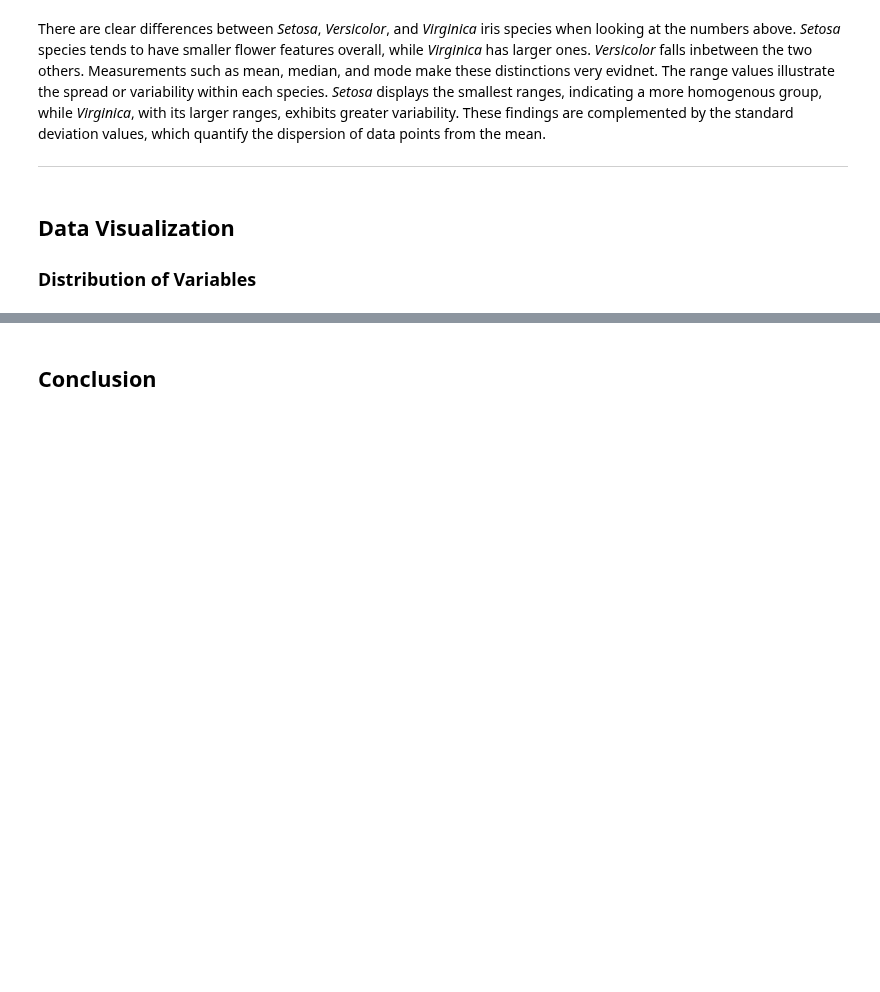
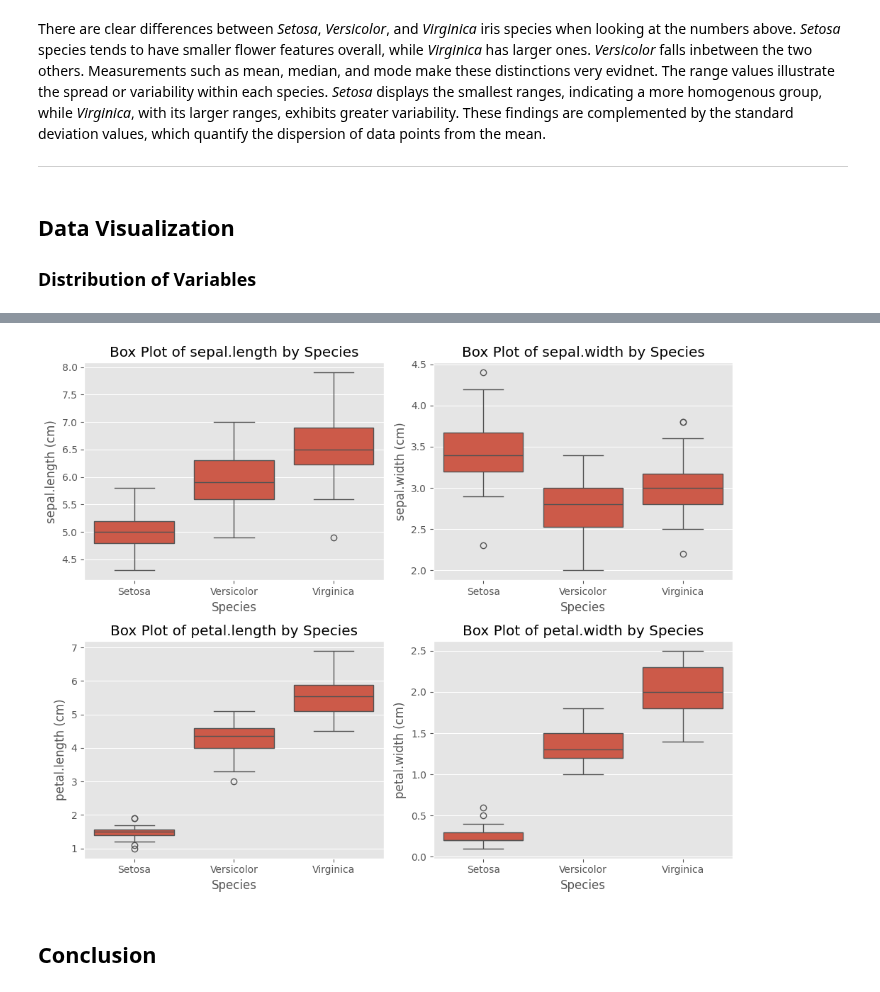
Before and after one commit to claretubs/fundamentals-data-analysis-project, a Jupyter notebook: project.ipynb, the cells around one changed output, grey strips where cells are left out. Drawn from its saved outputs; the diff is of its cells as text; code cells hidden in the pictures; blank space fills up the shorter version.

Commit message:
Boxplots

```diff
--- a/project.ipynb
+++ b/project.ipynb
@@ -265,3 +266,21 @@ plt.show()
+# %%
+# Create a grid of subplots (2 rows, 2 columns)
+fig, axes = plt.subplots(2, 2, figsize=(10, 8))
+
+# Flatten the 2x2 array of subplots into a 1D array
+axes = axes.flatten()
+
+for i, variable in enumerate(numeric_variables):
+    sns.boxplot(x=iris_data["variety"], y=iris_data[variable], ax=axes[i])
+    axes[i].set_title(f'Box Plot of {variable} by Species')
+    axes[i].set_xlabel('Species')
+    axes[i].set_ylabel(f'{variable} (cm)')
+
+# Adjust layout for better appearance
+plt.tight_layout()
+plt.show()
+# %% [output]
+[figure, added]
 # %% [markdown]
 ## Conclusion
 # %% [markdown]
```
Also changed, not shown: parts of 1 cell of this notebook.
